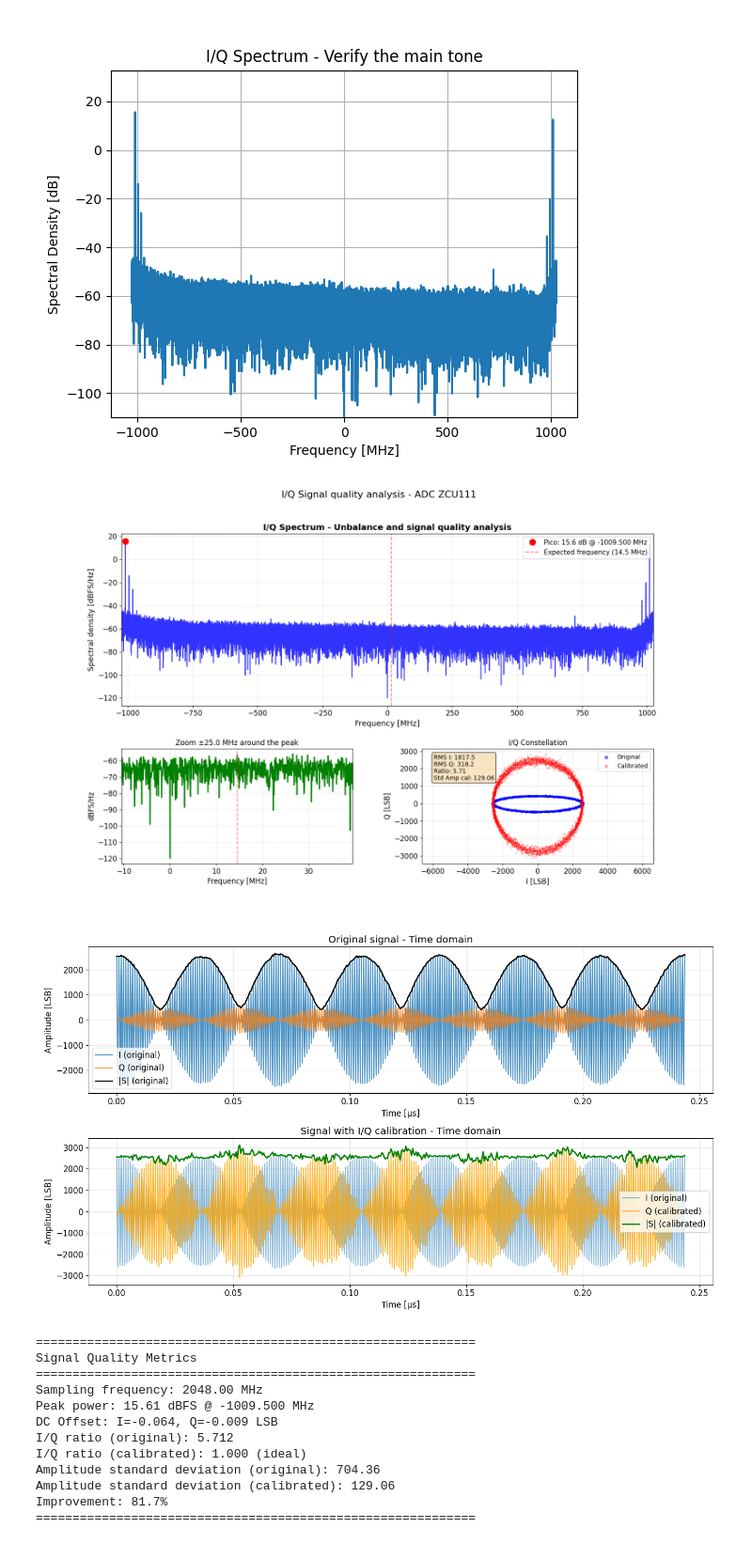
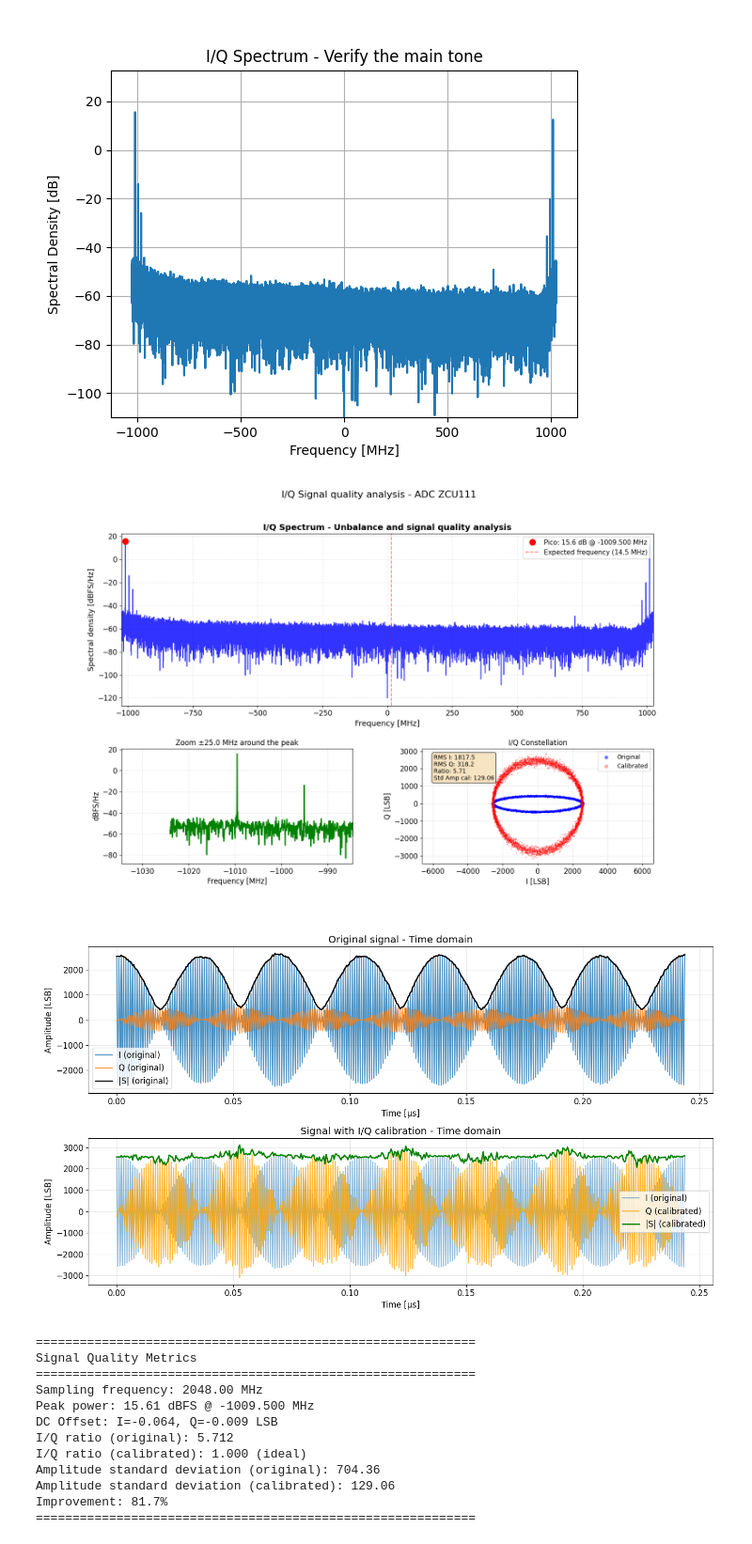
Before and after one commit to openquantumhardware/qick-tools, a Jupyter notebook: qick_tprocv2_111_fft_spectrum/notebooks/01_ADC_raw_data.ipynb, the cells around one changed output. Shown at 94% size. Saved outputs shown, nothing was run; the diff lists cells and outputs as text; code cells hidden in the pictures.

```diff
--- a/qick_tprocv2_111_fft_spectrum/notebooks/01_ADC_raw_data.ipynb
+++ b/qick_tprocv2_111_fft_spectrum/notebooks/01_ADC_raw_data.ipynb
@@ -647,7 +647,7 @@ ax1.set_xlim([-Fs/2e6, Fs/2e6])  # límites completos
 # 2. ZOOM alrededor del pico principal
 ax2 = plt.subplot(gs[1, 0])
 zoom_range = 50  # MHz around the peak
-f_center = 14.5
+f_center = 14.5 - 1024
 mask = (f_shifted >= f_center - zoom_range/2) & (f_shifted <= f_center + zoom_range/2)
 
 ax2.plot(f_shifted[mask], Pxx_db[mask], 'g-', linewidth=2)
@@ -694,34 +694,34 @@ ax4.set_ylabel('Amplitude [LSB]')
 ax4.set_title('Original signal - Time domain')
 ax4.legend()
 ax4.grid(True, alpha=0.3)
 
 ax5.plot(t_us, xi[:nsamp], label='I (original)', alpha=0.5)
 ax5.plot(t_us, xq_calibrado[:nsamp], label='Q (calibrated)', alpha=0.8, color='orange')
 ax5.plot(t_us, r_calibrado[:nsamp], label='|S| (calibrated)', linewidth=2, color='green')
 ax5.set_xlabel('Time [μs]')
 ax5.set_ylabel('Amplitude [LSB]')
 ax5.set_title('Signal with I/Q calibration - Time domain')
 ax5.legend()
 ax5.grid(True, alpha=0.3)
 
 plt.tight_layout()
 plt.show()
 
 # 5. MÉTRICAS CUANTITATIVAS
 print("="*60)
 print("Signal Quality Metrics")
 print("="*60)
 print(f"Sampling frequency: {Fs/1e6:.2f} MHz")
 print(f"Peak power: {peak_power:.2f} dBFS @ {f_peak:.3f} MHz")
 print(f"DC Offset: I={np.mean(xi):.3f}, Q={np.mean(xq):.3f} LSB")
 print(f"I/Q ratio (original): {np.std(xi)/np.std(xq):.3f}")
 print(f"I/Q ratio (calibrated): 1.000 (ideal)")
 print(f"Amplitude standard deviation (original): {np.std(np.abs(x_adc_t)):.2f}")
 print(f"Amplitude standard deviation (calibrated): {np.std(r_calibrado):.2f}")
 print(f"Improvement: {(1 - np.std(r_calibrado)/np.std(np.abs(x_adc_t)))*100:.1f}%")
 print("="*60)
 # %% [output]
-[figure, old version]
+[figure, new version]
 [figure]
 ============================================================
 Signal Quality Metrics
```
